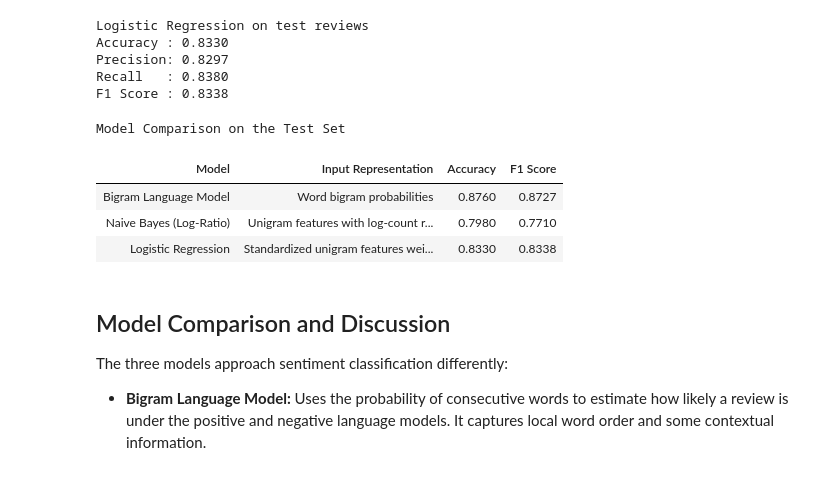
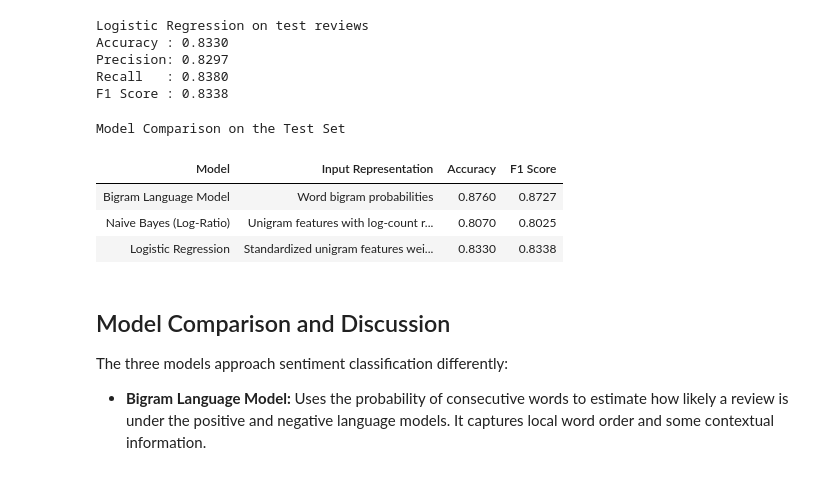
Before and after one commit to AhmedAlaa8100/NLP_Projects, a Jupyter notebook: Lab1/lab1_combined.ipynb, the cells around one changed output. Drawn from its saved outputs; the diff is of its cells as text; code cells hidden in the pictures.

```diff
--- a/Lab1/lab1_combined.ipynb
+++ b/Lab1/lab1_combined.ipynb
@@ -611,8 +610,11 @@ def evaluate(test_pos, test_neg, log_ratios):
     F1_score = 2 * (precision * recall) / (precision + recall) if (precision + recall) > 0 else 0
 
     print(f"Accuracy: {accuracy:.4f}, Precision: {precision:.4f}, Recall: {recall:.4f}, F1 Score: {F1_score:.4f}")
+    return accuracy, precision, recall, F1_score
 
-evaluate(test_pos, test_neg, log_ratios)
+
+
+acc_nb, prec_nb, rec_nb, f1_nb = evaluate(test_pos, test_neg, log_ratios)
 # %% [output]
 Accuracy: 0.8070, Precision: 0.8218, Recall: 0.7840, F1 Score: 0.8025
 # %% [markdown]
@@ -888,8 +890,8 @@ comparison = pd.DataFrame({
         "Unigram features with log-count ratios",
         "Standardized unigram features weighted by log ratios"
     ],
-    "Accuracy": [0.8760, 0.7980, 0.8330],
-    "F1 Score": [0.8727, 0.7710, 0.8338]
+    "Accuracy": [acc, acc_nb, lr_acc],
+    "F1 Score": [f1, f1_nb, lr_f1]
 })
 
 metrics = ["Accuracy", "F1 Score"]
@@ -935,34 +937,34 @@ styled = (
         ]},
         {"selector": "th", "props": [
             ("background-color", "#1e293b"),
             ("color", "#ffffff"),
             ("text-align", "center"),
             ("font-weight", "600"),
             ("letter-spacing", "0.3px"),
             ("padding", "12px 18px"),
         ]},
         {"selector": "td", "props": [
             ("text-align", "center"),
             ("padding", "12px 18px"),
             ("color", "#1f2937"),
             ("background-color", "#ffffff"),
             ("border-bottom", "1px solid #e2e8f0"),
         ]},
         {"selector": "tbody tr:last-child td", "props": [
             ("border-bottom", "none"),
         ]},
         {"selector": "tbody tr:hover td", "props": [
             ("background-color", "#f1f5f9"),
         ]},
     ])
 )
 
 display(styled)
 # %% [output]
 Model Comparison on the Test Set
 | Model | Input Representation | Accuracy | F1 Score |
 | Bigram Language Model | Word bigram probabilities | 0.8760 | 0.8727 |
-| Naive Bayes (Log-Ratio) | Unigram features with log-count r... | 0.7980 | 0.7710 |
+| Naive Bayes (Log-Ratio) | Unigram features with log-count r... | 0.8070 | 0.8025 |
 | Logistic Regression | Standardized unigram features wei... | 0.8330 | 0.8338 |
 # %% [markdown]
 
```
Also changed, not shown: parts of 2 cells of this notebook.
